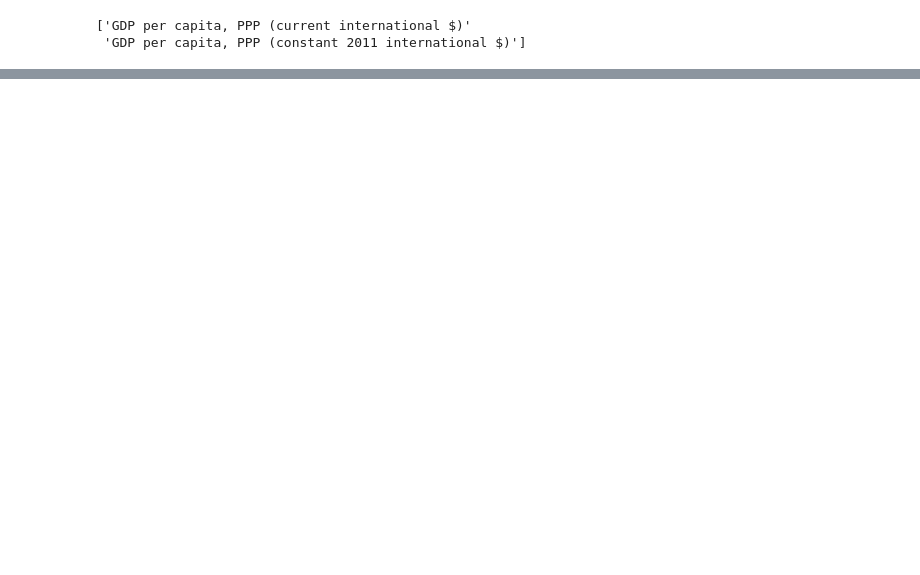
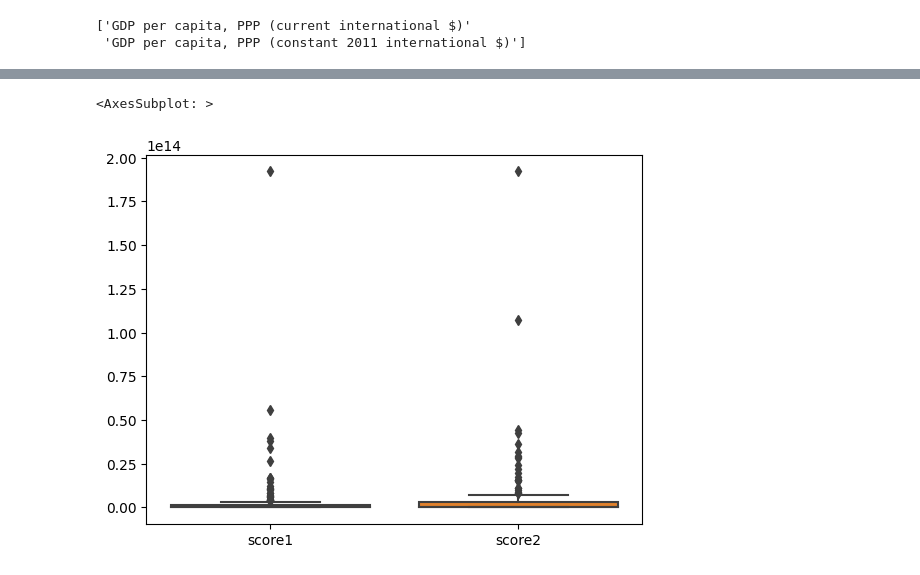
Before and after one commit to JulienfLeBoucher/OC_Edtech, a Jupyter notebook: LE-BOUCHER_Julien_1_notebook_122022.ipynb, the cells around one changed output, grey strips where cells are left out. Drawn from its saved outputs; the diff is of its cells as text; code cells hidden in the pictures; blank space fills up the shorter version.

```diff
--- a/LE-BOUCHER_Julien_1_notebook_122022.ipynb
+++ b/LE-BOUCHER_Julien_1_notebook_122022.ipynb
@@ -2035,0 +2033,18 @@ synth_score2
+# %%
+# Rearranging columns' order.
+mycols = ['score2',
+          'rank_score1',
+          'potential_clients',
+          'gdp_ppp',
+          'access_to_technology']
+
+frames = [synth.loc[:, synth.columns == col] for col in mycols]
+frames.append(synth.loc[:, ~synth.columns.isin(mycols)])
+# Even though there are 3 columns, it is one df, so I must use
+# append and not extend....
+# And may be writing the 3 last columns in mycols would have save time
+synth_score2 = pd.concat(frames, axis=1)
+# %%
+synth_score2 = synth_score2.sort_values('score2', ascending=False)
+synth_score2['rank_score2'] = list(range(1, len(synth_score2)+1))
+synth_score2.head(30)
@@ -2035,0 +2187,21 @@ synth_score2
+# %%
+# Creating 'dfn' with 3 interesting columns scaled from 0 to 1
+cols_num = [2, 3, 4]
+cols = [synth_score2.columns[n] for n in cols_num]
+dfs = [synth_score2.loc[:, col] for col in cols]
+df = pd.concat(dfs, axis=1)
+# scaling between 0 and 1 for each columns.
+# Indeed, max() and min() default to axis='index'.
+dfn = (df-df.min()) / (df.max()-df.min())
+# Adding previous relevant info
+cols_num = [1, 8, 7, 0]
+cols = [synth_score2.columns[n] for n in cols_num]
+dfs = [dfn]
+for col in cols:
+    dfs.append(synth_score2.loc[:, col])
+df = pd.concat(dfs, axis=1)
+# Creating a score similar to score 2 but after scaling.
+df['score3'] = df.potential_clients * df.gdp_ppp * df.access_to_technology
+# For fun, computing mean without weights.
+df['score4'] = df.loc[:,'potential_clients':'access_to_technology'].mean(axis='columns')
+df.head(20)
@@ -2035,0 +2227,4 @@ synth_score2
+# %%
+df = df.sort_values('score3', ascending=False)
+df['rank_score3'] = list(range(1, len(df)+1))
+display(df.head(30))
@@ -2035,0 +2296,5 @@ synth_score2
+# %%
+sns.boxplot(data=df[['score1','score2']])
+# %% [output]
+<AxesSubplot: >
+[figure, added]
```
Also changed, not shown: parts of 46 cells of this notebook.
